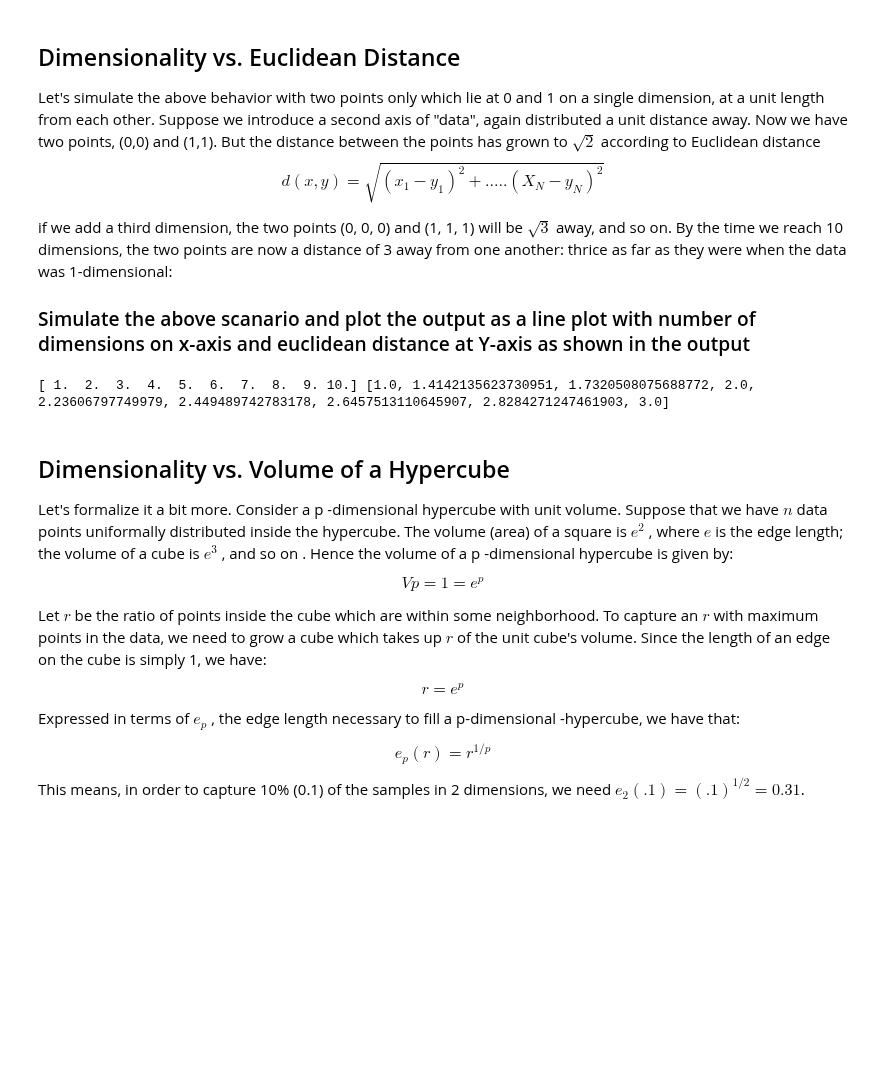
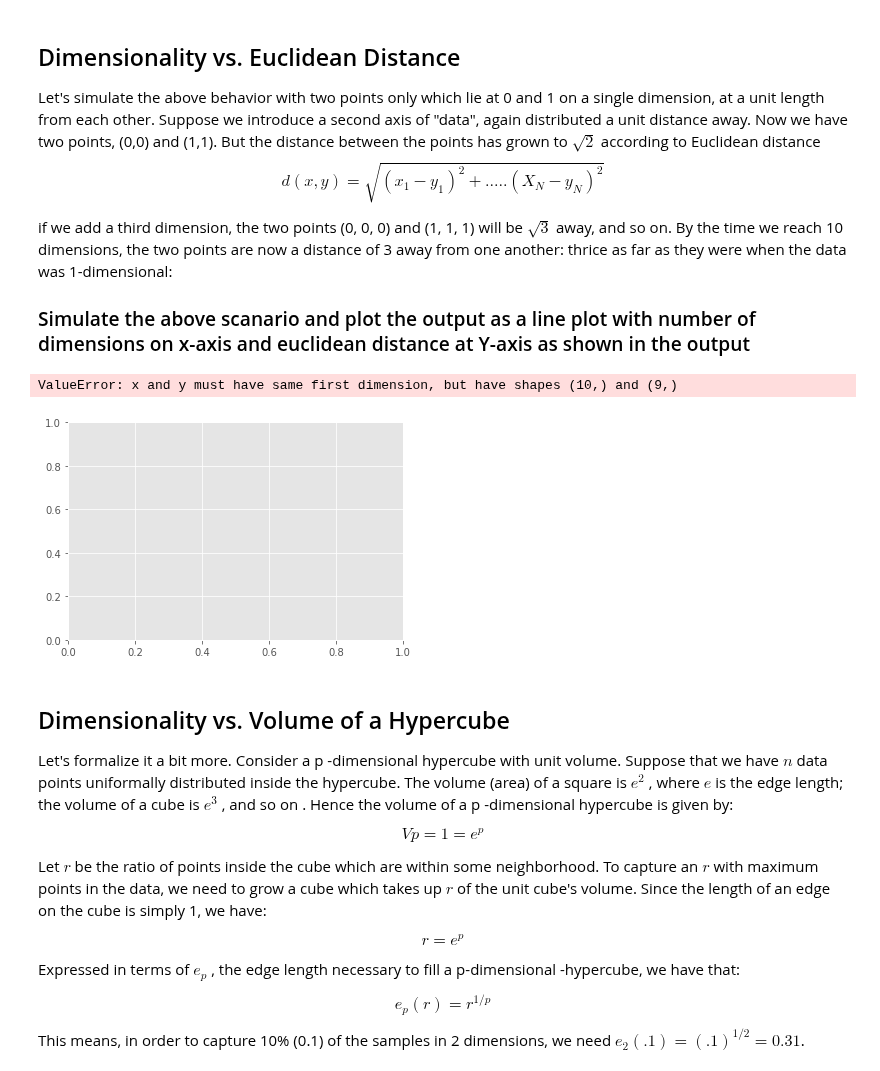
Before and after one commit to elenasm7/dsc-3-34-03-curse-of-dimensionality-simulation-lab-nyc-ds-career-012819, a Jupyter notebook: index.ipynb, the cells around one changed output. Drawn from its saved outputs; the diff is of its cells as text; code cells hidden in the pictures; blank space fills up the shorter version.

```diff
--- a/index.ipynb
+++ b/index.ipynb
@@ -42,22 +42,24 @@ if we add a third dimension, the two points (0, 0, 0) and (1, 1, 1) will be $\sq
 # %%
 # Your code here
 import numpy as np
 import matplotlib.pyplot as plt
 from scipy.spatial import distance
+%matplotlib inline
 
 x_axis = np.linspace(1,10,10)
 dist = []
 
 for i in range(1,10):
     y = [1]*i
     x = [0]*i
     dist.append(distance.euclidean(x, y))
 
-# plt.style.use('ggplot')
-# plt.plot(x_axis,dist,color='r')
+plt.style.use('ggplot')
+plt.plot(x_axis,dist,color='r')
 # print(x_axis,dist)
 # %% [output]
-[ 1.  2.  3.  4.  5.  6.  7.  8.  9. 10.] [1.0, 1.4142135623730951, 1.7320508075688772, 2.0, 2.23606797749979, 2.449489742783178, 2.6457513110645907, 2.8284271247461903, 3.0]
+ValueError: x and y must have same first dimension, but have shapes (10,) and (9,)
+[figure, added]
 # %% [markdown]
 ## Dimensionality vs. Volume of a Hypercube
 Let's formalize it a bit more. Consider a  p -dimensional hypercube with unit volume. Suppose that we have $n$  data points uniformally distributed inside the hypercube. The volume (area) of a square is  $e^2$ , where  $e$  is the edge length; the volume of a cube is  $e^3$ , and so on . Hence the volume of a  p -dimensional hypercube is given by:
```
